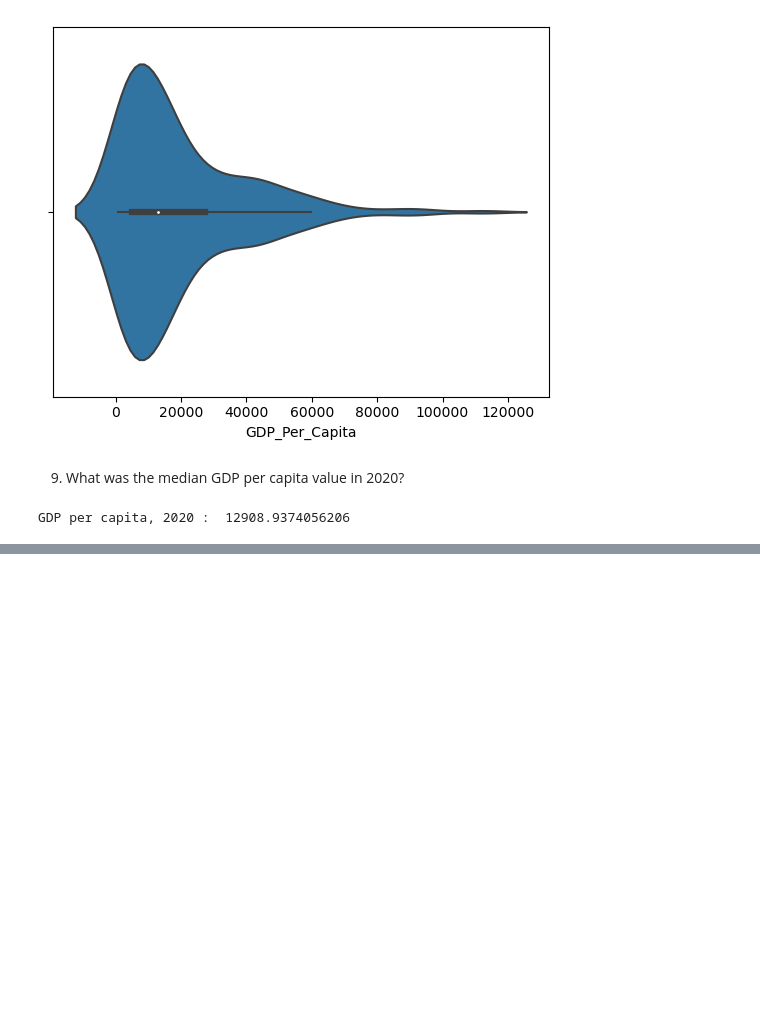
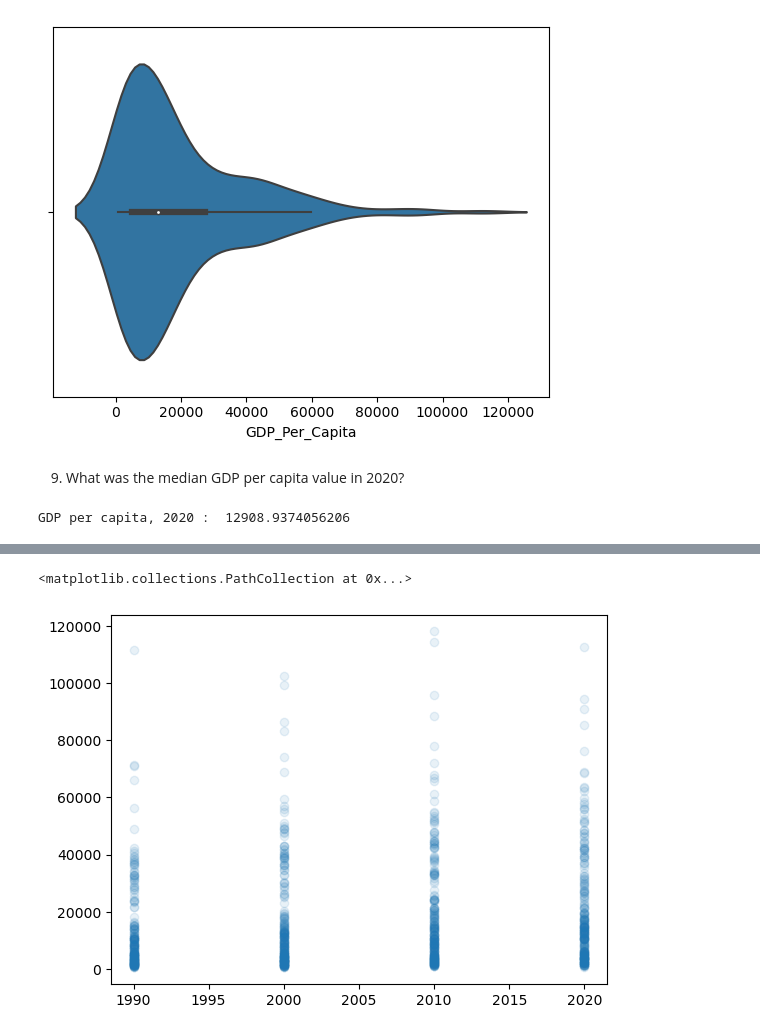
Before and after one commit to NSS-Data-Analytics-Cohort-8/gdp-and-internet-usage-melaniewesson, a Jupyter notebook: notebooks/un_project.ipynb, the cells around one changed output, grey strips where cells are left out. Saved outputs shown, nothing was run; the diff lists cells and outputs as text; code cells hidden in the pictures; blank space fills up the shorter version.

```diff
--- a/notebooks/un_project.ipynb
+++ b/notebooks/un_project.ipynb
@@ -152,0 +163,5 @@ print(gdp_decades.head())
+# %%
+plt.scatter(gdp_decades.Year, gdp_decades.GDP_Per_Capita, alpha=0.1)
+# %% [output]
+<matplotlib.collections.PathCollection at 0x...>
+[figure, added]
```
Also changed, not shown: parts of 13 cells of this notebook.
